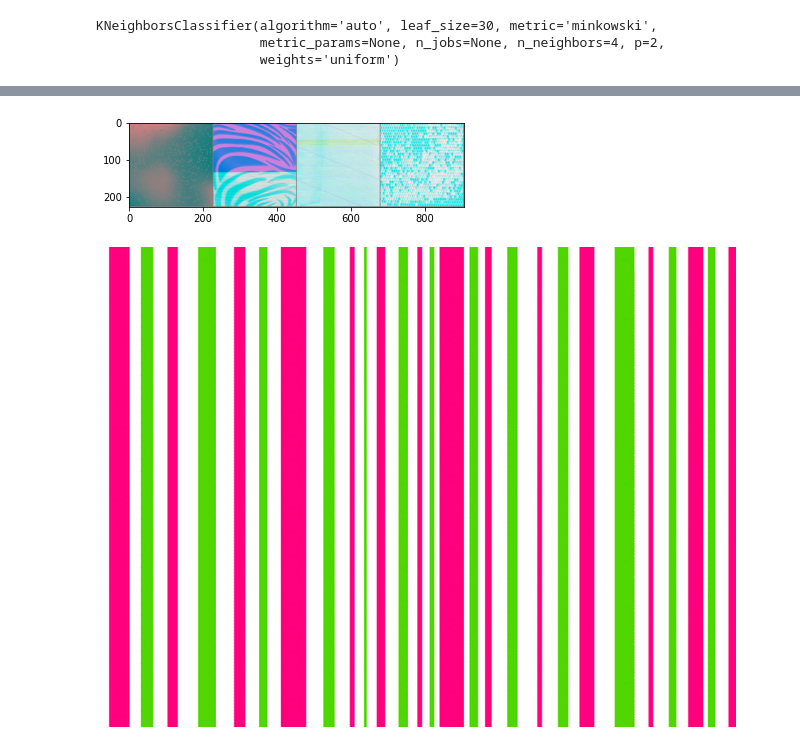
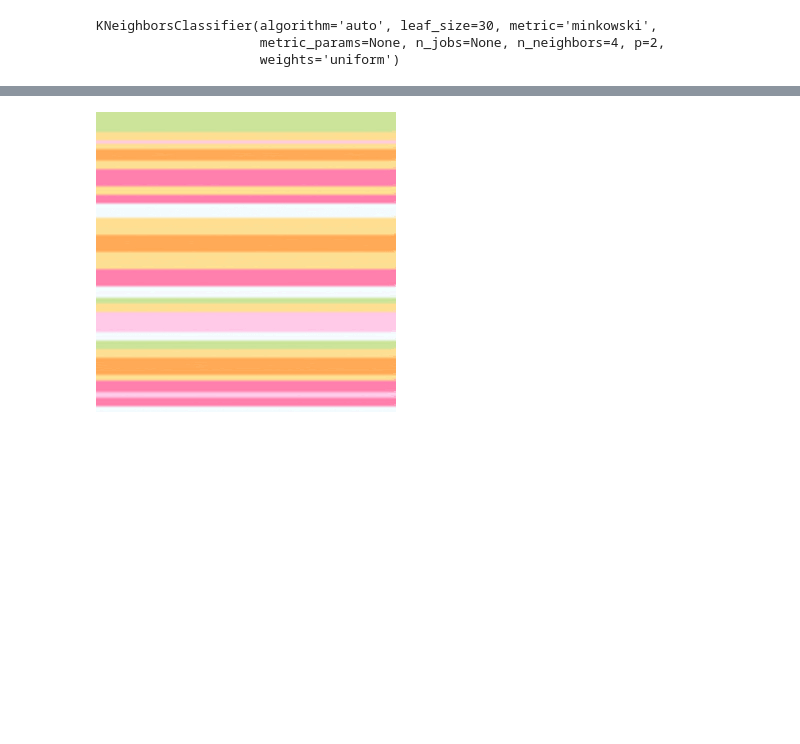
Before and after one commit to joon2301/Paran_ajou_Project_Anything, a Jupyter notebook: Image_Pattern_process.ipynb, the cells around one changed output, grey strips where cells are left out. Saved outputs shown, nothing was run; the diff lists cells and outputs as text; code cells hidden in the pictures; blank space fills up the shorter version.

```diff
--- a/Image_Pattern_process.ipynb
+++ b/Image_Pattern_process.ipynb
@@ -146,11 +170,10 @@ if __name__ == '__main__':
 # %%
  #이미지 출력
-imshow(torchvision.utils.make_grid(img))
+# imshow(torchvision.utils.make_grid(img))
 
 from IPython.display import Image
-img=Image('./drive/MyDrive/data/DTD/banded_0005.jpg')
+img=Image('./drive/MyDrive/data/DTD/banded_0010.jpg')
 display(img)
 from PIL import Image
 # %% [output]
-[figure, old version]
+[figure, new version]
-[figure, removed]
```
Also changed, not shown: parts of 5 cells of this notebook.
